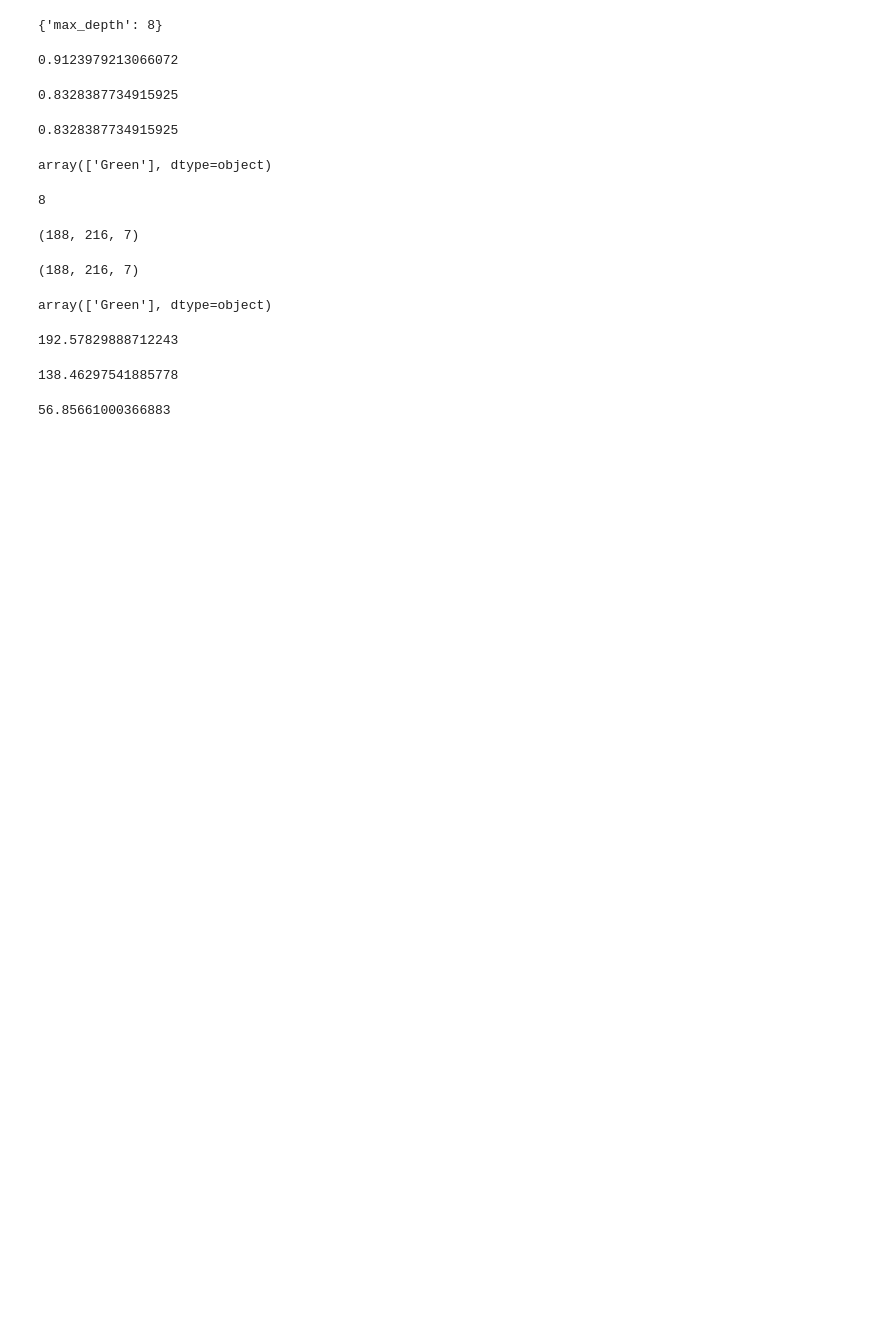
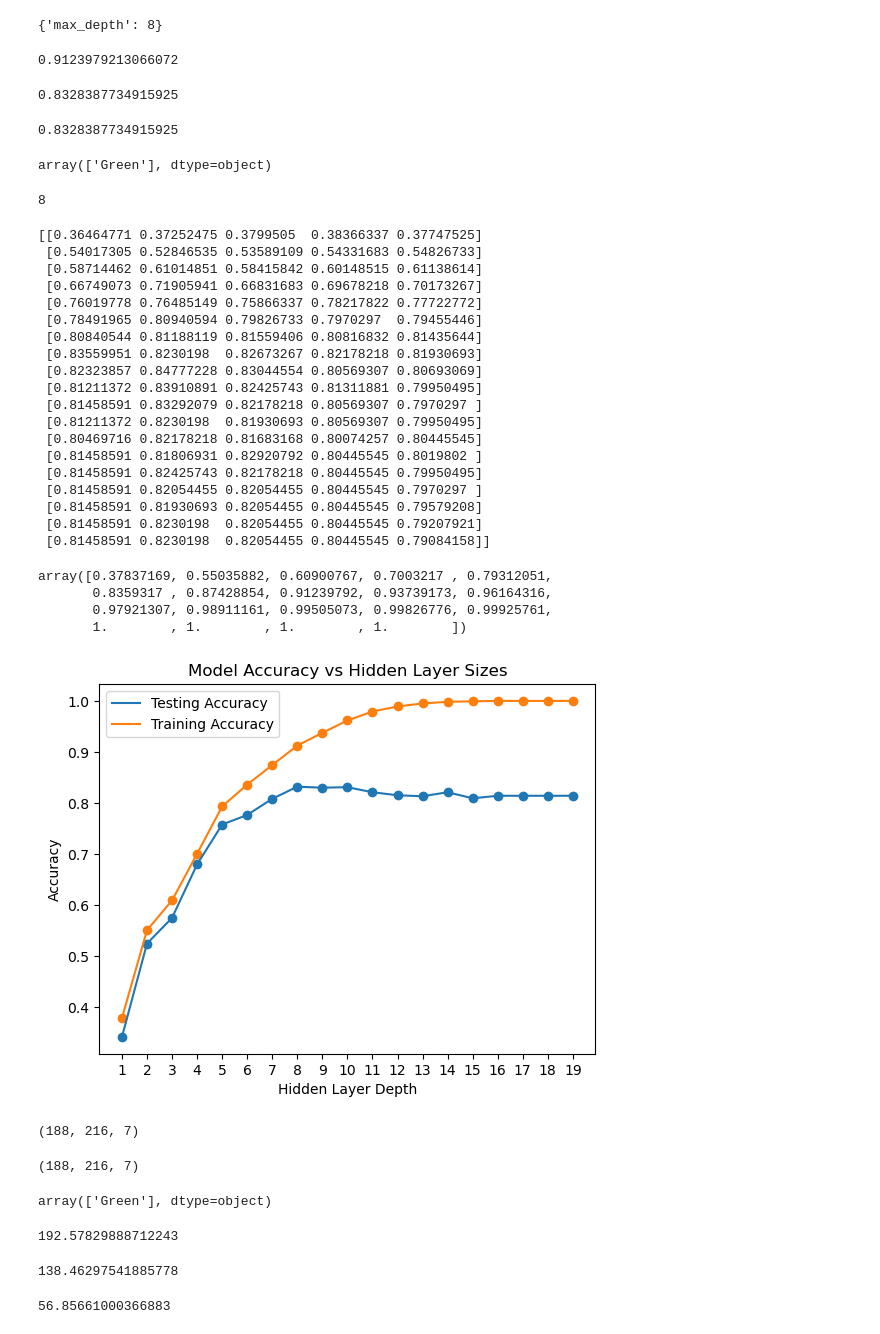
Before and after one commit to Nnadozi/HackOHI-O-2025, a Jupyter notebook: app/backend/model_dev.ipynb, the cells around one changed output. Cells and saved outputs as stored; diff of their text form; code cells hidden in the pictures; blank space fills up the shorter version.

```diff
--- a/app/backend/model_dev.ipynb
+++ b/app/backend/model_dev.ipynb
@@ -63,6 +50,59 @@ display(model.get_depth())
 0.8328387734915925
 array(['Green'], dtype=object)
 8
+# %%
+layer_sizes_values = range(1,20)
+
+# Use this to store our results
+scores = np.ones((len(layer_sizes_values), 5))
+train_scores = np.ones(len(layer_sizes_values))
+test_scores = np.ones(len(layer_sizes_values))
+
+
+for (i,max_depth_candidate) in enumerate(layer_sizes_values):
+    model = DecisionTreeClassifier(max_depth=(max_depth_candidate), random_state=20250324);
+    current_score = cross_val_score(model, X_train, y_train, cv=5);
+    scores[i] = current_score;
+    model.fit(X_train,y_train)
+    train_scores[i] = model.score(X_train,y_train)
+    test_scores[i] = model.score(X_test,y_test)
+print(scores)
+
+plt.plot(layer_sizes_values,test_scores, label="Testing Accuracy")
+plt.plot(layer_sizes_values,train_scores, label="Training Accuracy")
+plt.scatter(layer_sizes_values,test_scores)
+plt.scatter(layer_sizes_values,train_scores)
+plt.ylabel("Accuracy")
+plt.xlabel("Hidden Layer Depth")
+plt.xticks(layer_sizes_values)
+plt.title("Model Accuracy vs Hidden Layer Sizes")
+plt.legend();
+display(train_scores)
+# %% [output]
+[[0.36464771 0.37252475 0.3799505  0.38366337 0.37747525]
+ [0.54017305 0.52846535 0.53589109 0.54331683 0.54826733]
+ [0.58714462 0.61014851 0.58415842 0.60148515 0.61138614]
+ [0.66749073 0.71905941 0.66831683 0.69678218 0.70173267]
+ [0.76019778 0.76485149 0.75866337 0.78217822 0.77722772]
+ [0.78491965 0.80940594 0.79826733 0.7970297  0.79455446]
+ [0.80840544 0.81188119 0.81559406 0.80816832 0.81435644]
+ [0.83559951 0.8230198  0.82673267 0.82178218 0.81930693]
+ [0.82323857 0.84777228 0.83044554 0.80569307 0.80693069]
+ [0.81211372 0.83910891 0.82425743 0.81311881 0.79950495]
+ [0.81458591 0.83292079 0.82178218 0.80569307 0.7970297 ]
+ [0.81211372 0.8230198  0.81930693 0.80569307 0.79950495]
+ [0.80469716 0.82178218 0.81683168 0.80074257 0.80445545]
+ [0.81458591 0.81806931 0.82920792 0.80445545 0.8019802 ]
+ [0.81458591 0.82425743 0.82178218 0.80445545 0.79950495]
+ [0.81458591 0.82054455 0.82054455 0.80445545 0.7970297 ]
+ [0.81458591 0.81930693 0.82054455 0.80445545 0.79579208]
+ [0.81458591 0.8230198  0.82054455 0.80445545 0.79207921]
+ [0.81458591 0.8230198  0.82054455 0.80445545 0.79084158]]
+array([0.37837169, 0.55035882, 0.60900767, 0.7003217 , 0.79312051,
+       0.8359317 , 0.87428854, 0.91239792, 0.93739173, 0.96164316,
+       0.97921307, 0.98911161, 0.99505073, 0.99826776, 0.99925761,
+       1.        , 1.        , 1.        , 1.        ])
+[figure, added]
 # %%
 from PIL import Image
 
```
Also changed, not shown: parts of 3 cells of this notebook, 1 other file.
